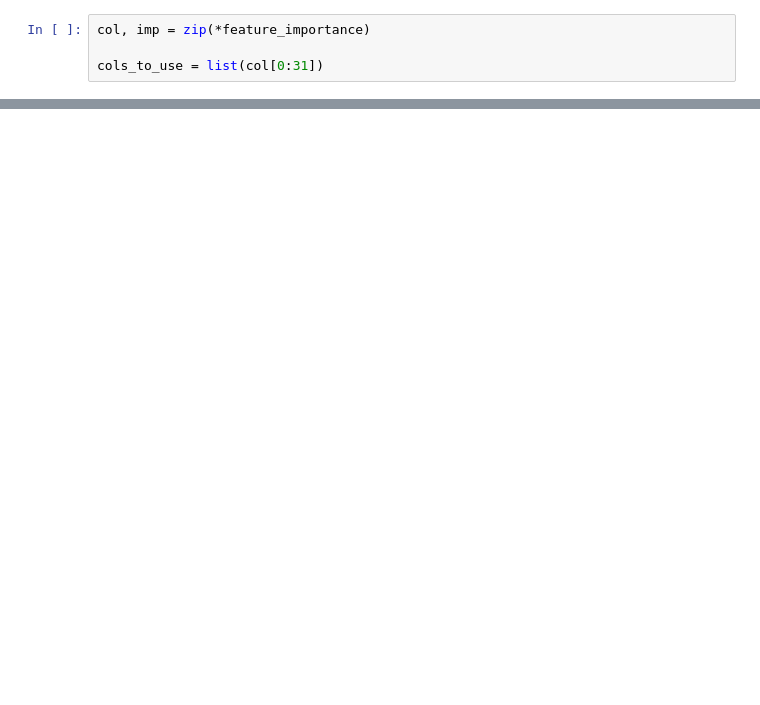
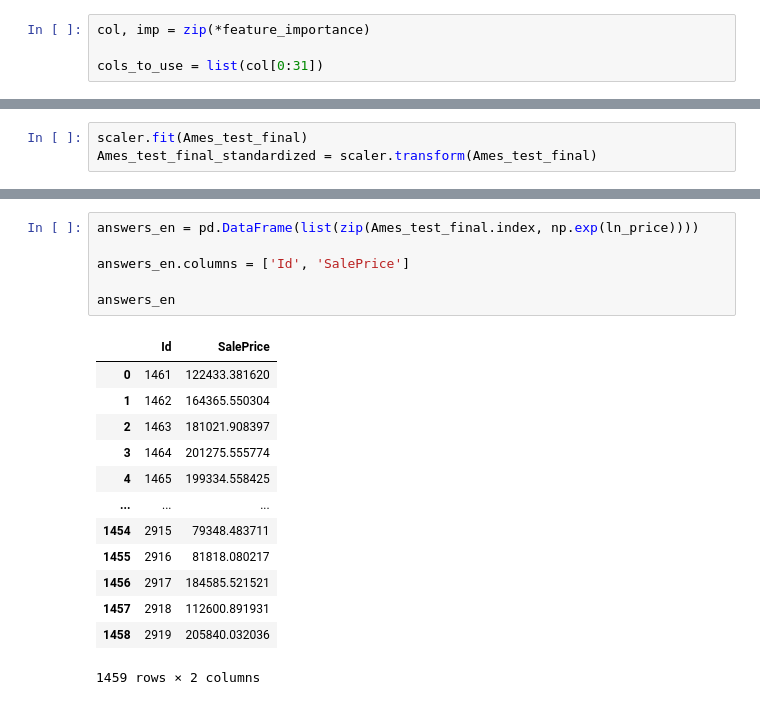
Before and after one commit to Machine-Learning-Team-Account/ml_ames, a Jupyter notebook: Ames Data Cleaning - Kaggle.ipynb, the cells around one changed output, grey strips where cells are left out. Saved outputs shown, nothing was run; the diff lists cells and outputs as text; blank space fills up the shorter version.

```diff
--- a/Ames Data Cleaning - Kaggle.ipynb
+++ b/Ames Data Cleaning - Kaggle.ipynb
@@ -799,0 +816,3 @@ answers.to_csv(r'../NYCDSA/Project 3 - Machine Learning/data/submission.csv', in
+# %%
+scaler.fit(Ames_test_final)
+Ames_test_final_standardized = scaler.transform(Ames_test_final)
@@ -799,0 +826,20 @@ answers.to_csv(r'../NYCDSA/Project 3 - Machine Learning/data/submission.csv', in
+# %%
+answers_en = pd.DataFrame(list(zip(Ames_test_final.index, np.exp(ln_price))))
+
+answers_en.columns = ['Id', 'SalePrice']
+
+answers_en
+# %% [output]
+|  | Id | SalePrice |
+| 0 | 1461 | 122433.381620 |
+| 1 | 1462 | 164365.550304 |
+| 2 | 1463 | 181021.908397 |
+| 3 | 1464 | 201275.555774 |
+| 4 | 1465 | 199334.558425 |
+| ... | ... | ... |
+| 1454 | 2915 | 79348.483711 |
+| 1455 | 2916 | 81818.080217 |
+| 1456 | 2917 | 184585.521521 |
+| 1457 | 2918 | 112600.891931 |
+| 1458 | 2919 | 205840.032036 |
+1459 rows × 2 columns
```
Also changed, not shown: parts of 39 cells of this notebook, 1 other file.
